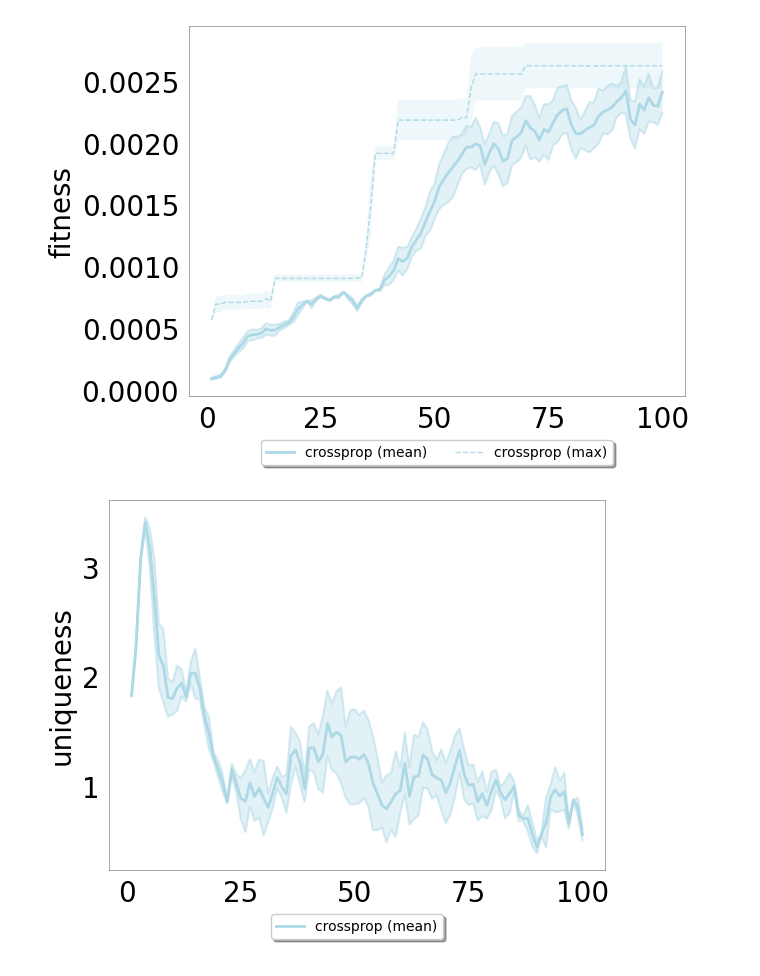
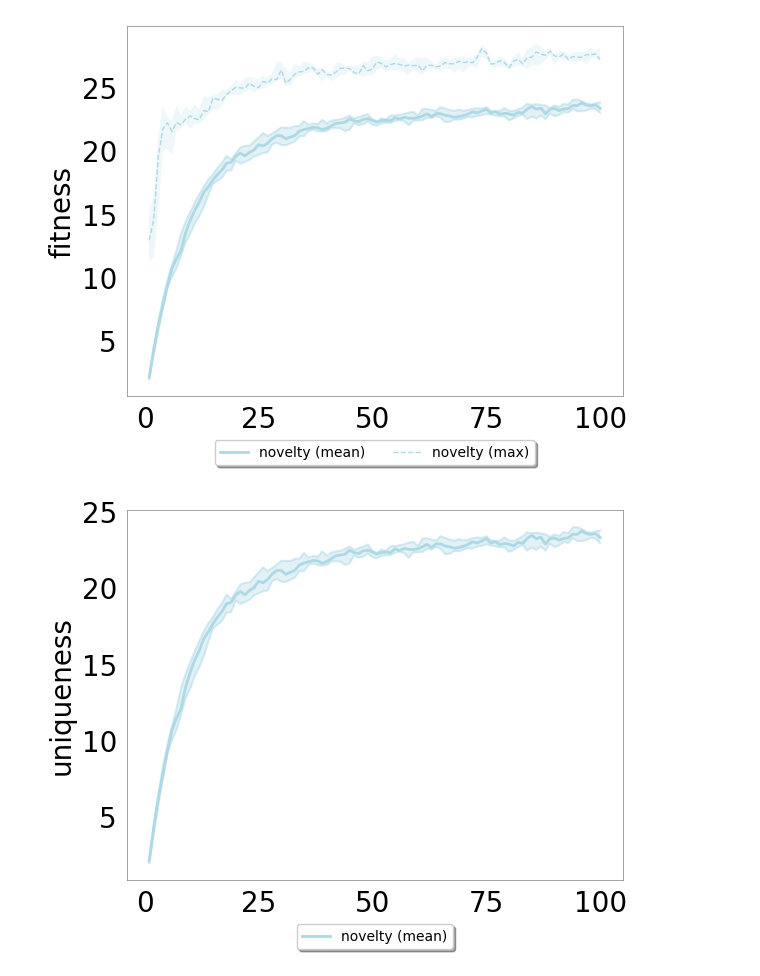
Before and after one commit to karinemiras/voxcraft-GRN, a Jupyter notebook: experiments/analysis/analysis-executed.ipynb, the cells around one changed output. Cells and saved outputs as stored; diff of their text form; code cells hidden in the pictures.

```diff
--- a/experiments/analysis/analysis-executed.ipynb
+++ b/experiments/analysis/analysis-executed.ipynb
@@ -9,3 +1,11 @@ out_path = "/working_data"
+# %%
+# Parameters
+study_name = "GRN"
+experiments = "novelty"
+runs = "1,2,3,4,5,6,7,8,9,10"
+generations = "1,25,100"
+final_gen = 100
+out_path = "/working_data"
 # %%
 import pandas as pd
 import numpy as np
@@ -43,8 +43,36 @@ gens_robots_inner = pd.read_csv(f'{analysis_path}/gens_robots_inner.csv')
 # %%
 ### Metrics progression ###
 
-metrics = ['fitness', 'uniqueness', 'genome_size']
-metrics_labels = ['fitness', 'uniqueness', 'genome_size']
+metrics =  [
+    "fitness",
+    "uniqueness",
+    "genome_size",
+    "displacement",
+    "num_voxels",
+    "bone_count",
+    "bone_prop",
+    "fat_count",
+    "fat_prop",
+    "muscle_count",
+    "muscle_prop",
+    "muscle_offp_count",
+    "muscle_offp_prop",
+]
+metrics_labels =  [
+    "fitness",
+    "uniqueness",
+    "genome_size",
+    "displacement",
+    "num_voxels",
+    "bone_count",
+    "bone_prop",
+    "fat_count",
+    "fat_prop",
+    "muscle_count",
+    "muscle_prop",
+    "muscle_offp_count",
+    "muscle_offp_prop",
+]
 
 clrs = ['#ADD8E6', '#F6B970']
 
@@ -161,32 +189,32 @@ for idm, metric in enumerate(metrics):
         annot_lines = [f"{metric} mean: {test_label} p={pval:.3g}"]
 
         if metric == 'fitness':
             # also compare fitness_max across runs
             gA_max = gens_robots_inner[(gens_robots_inner['experiment'] == exp_a) &
                                        (gens_robots_inner['generation'] == final_gen)]['fitness_max']
             gB_max = gens_robots_inner[(gens_robots_inner['experiment'] == exp_b) &
                                        (gens_robots_inner['generation'] == final_gen)]['fitness_max']
             test_label2, pval2, eff_label2, eff_val2 = choose_test(gA_max, gB_max)
             annot_lines.append(f"fitness max: {test_label2} p={pval2:.3g}")
 
         ax.text(
             0.02, 0.98, "\n".join(annot_lines),
             transform=ax.transAxes, ha="left", va="top",
             fontsize=8.5,                # smaller font
             linespacing=0.85,          # tighter line spacing
             bbox=dict(
                 boxstyle="round,pad=0.12",  # less padding = smaller box
                 fc="white", ec="gray", lw=0.6, alpha=0.8
             ),
             zorder=10, clip_on=False
         )
 
     ax.legend(loc='upper center', bbox_to_anchor=(0.5, -0.1),
               fancybox=True, shadow=True, ncol=5, fontsize=10)
 
     fig.savefig(f'{analysis_path}/progression_{metric}.png', dpi=300, bbox_inches='tight')
     plt.show()
     plt.close(fig)
 # %% [output]
-[figure, old version]
+[figure, new version]
-[figure, old version]
+[figure, new version]
```
Also changed, not shown: parts of 3 cells of this notebook, 11 other files.
